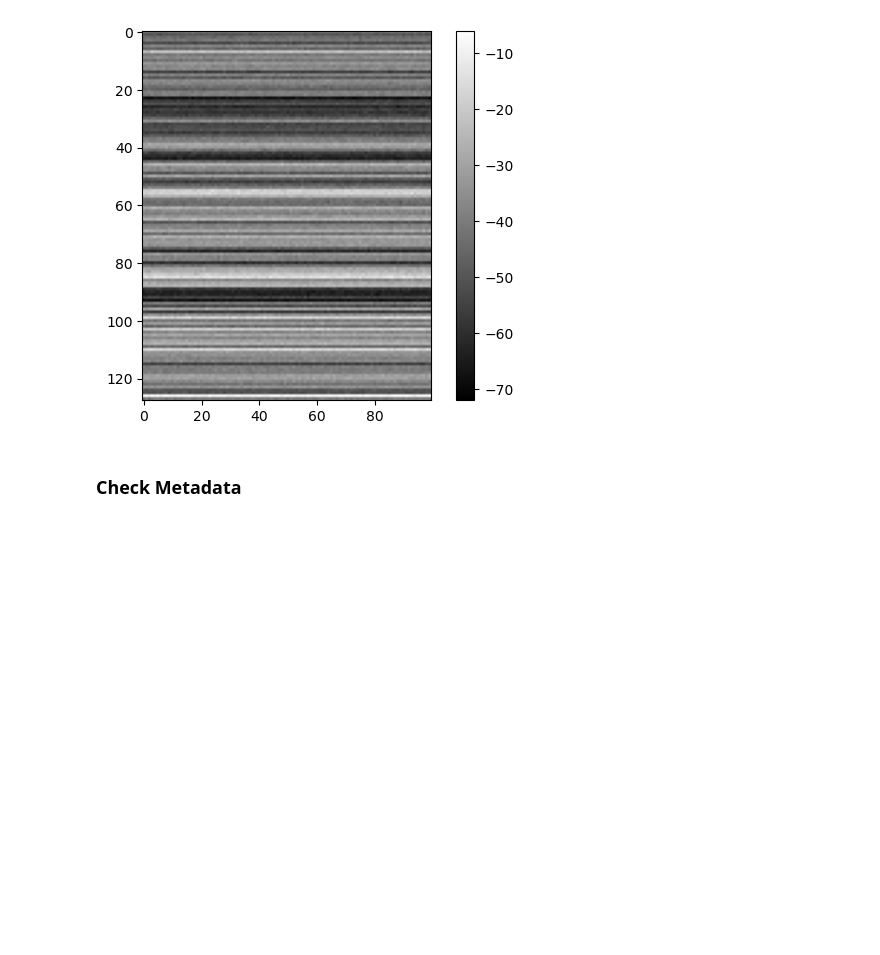
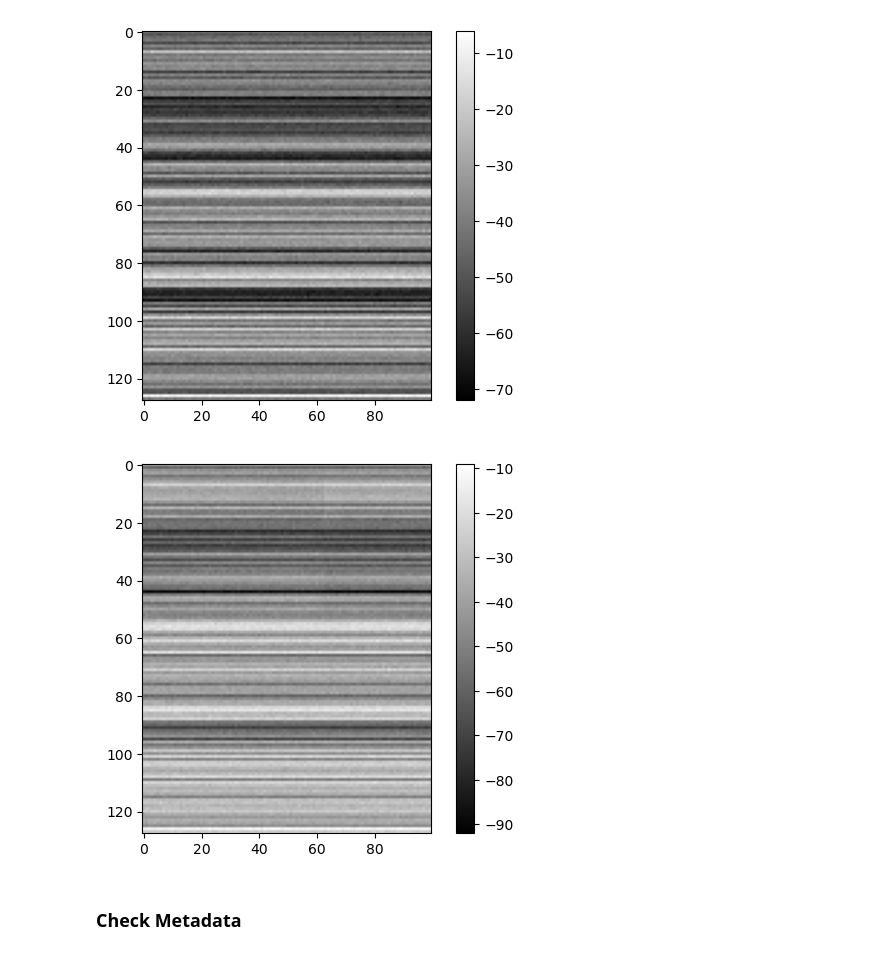
Before and after one commit to be-garam/B-mode-Imaging, a Jupyter notebook: b-mode-imaging.ipynb, the cells around one changed output. Drawn from its saved outputs; the diff is of its cells as text; code cells hidden in the pictures; blank space fills up the shorter version.

Commit message:
ADD knowing other smples' data number to sum in DAS

```diff
--- a/b-mode-imaging.ipynb
+++ b/b-mode-imaging.ipynb
@@ -22,6 +22,12 @@ plt.colorbar()
 plt.show()
 # %% [output]
 [figure]
+# %%
+plt.imshow(refer_data[0], cmap='gray')
+plt.colorbar()
+plt.show()
+# %% [output]
+[figure, added]
 # %% [markdown]
 ### Check Metadata
 # %%
```
Also changed, not shown: parts of 9 cells of this notebook.
